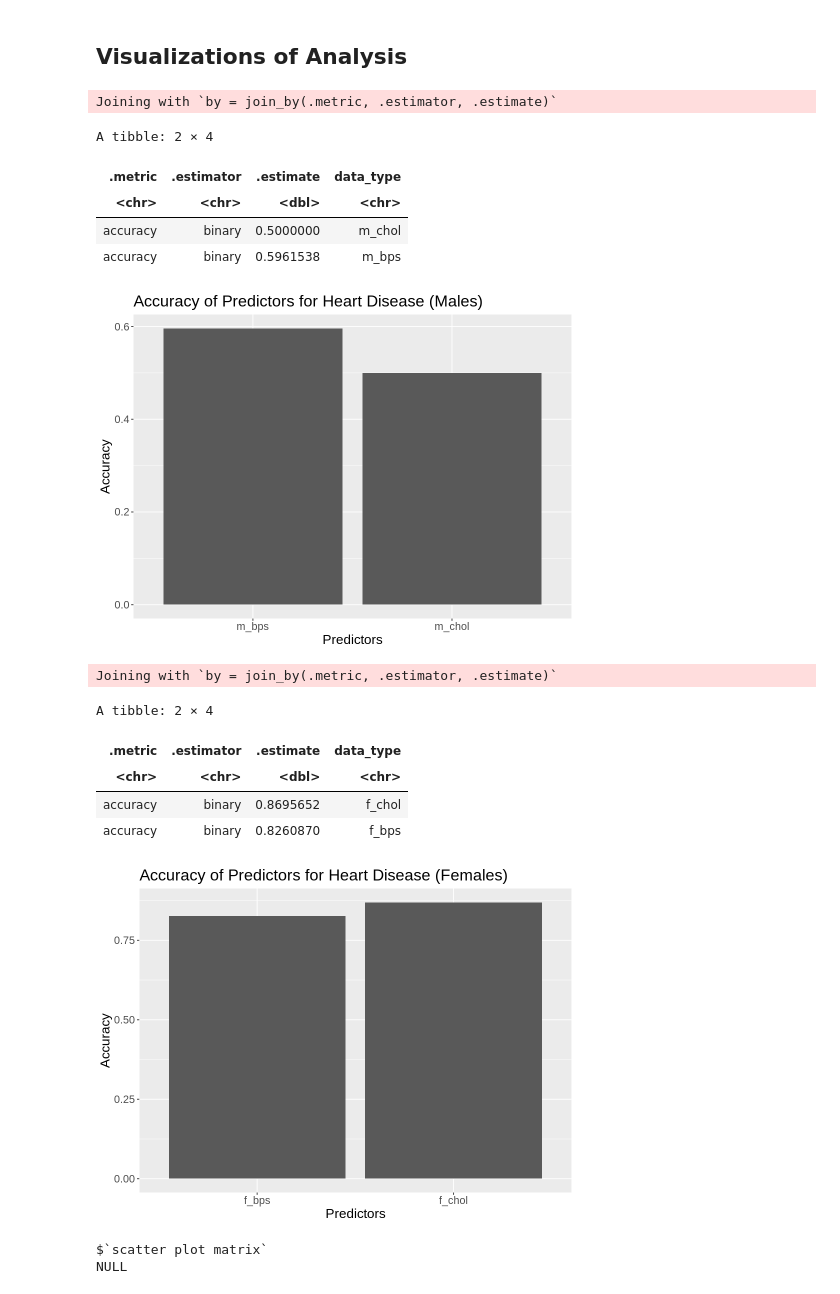
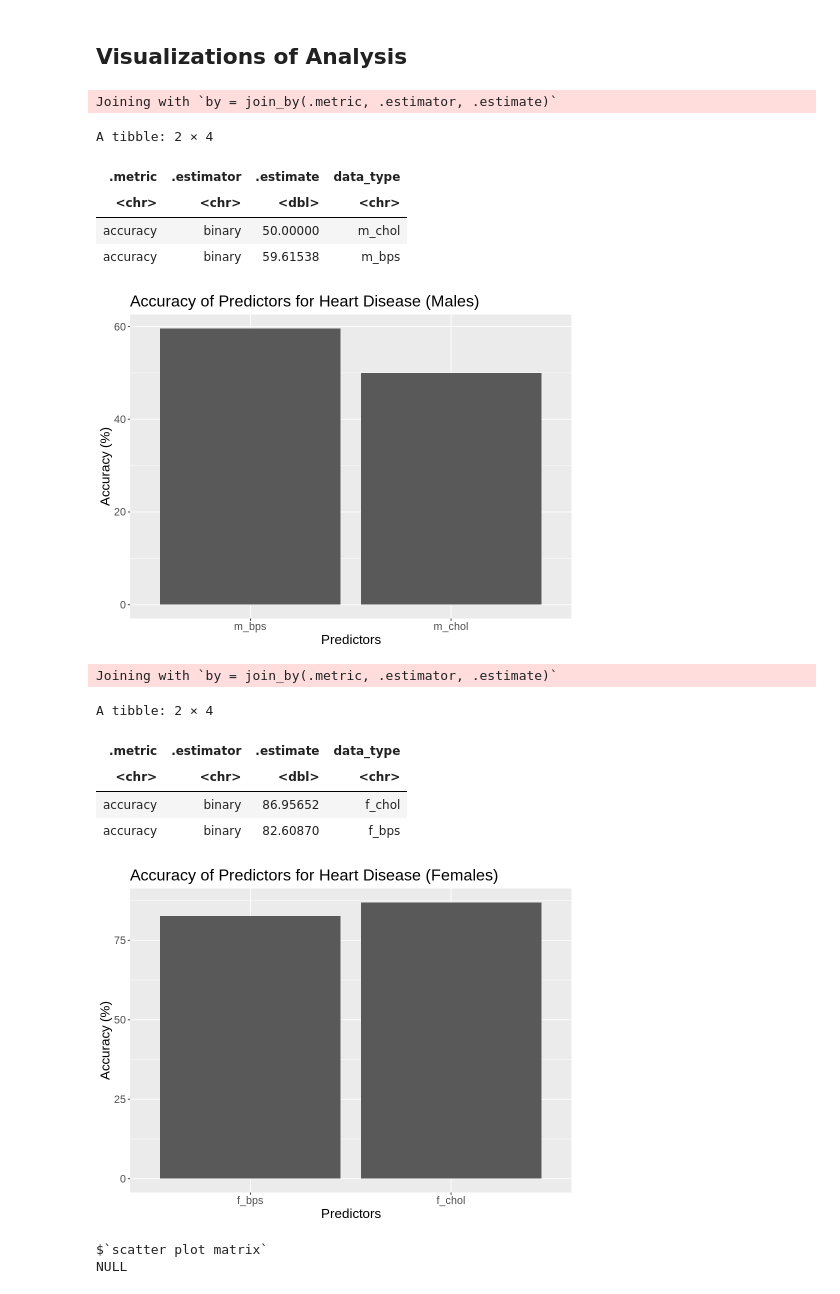
Before and after one commit to randerson1234/dsci_100_project, a Jupyter notebook: FinalReport.ipynb, the cells around one changed output. Saved outputs shown, nothing was run; the diff lists cells and outputs as text; code cells hidden in the pictures.

```diff
--- a/FinalReport.ipynb
+++ b/FinalReport.ipynb
@@ -465,14 +465,15 @@ A tibble: 1 × 3
 # %% [markdown]
 ## Visualizations of Analysis
 # %%
-male_accuracies <- full_join(mchol_test_predictions, mbps_test_predictions)
+male_accuracies <- full_join(mchol_test_predictions, mbps_test_predictions) |>
+    mutate(.estimate=.estimate*100)
 male_accuracies$data_type <- c("m_chol", "m_bps")
 male_accuracies
 options(repr.plot.width=8, repr.plot.height=6)
 male_accuracy_plot <- male_accuracies |>
     ggplot(aes(x=data_type, y=.estimate))+
     geom_bar(stat="identity") +
-    labs(x = "Predictors", y = "Accuracy") +
+    labs(x = "Predictors", y = "Accuracy (%)") +
     theme(text=element_text(size=16)) +
     ggtitle("Accuracy of Predictors for Heart Disease (Males)")
 male_accuracy_plot
@@ -481,30 +482,31 @@ Joining with `by = join_by(.metric, .estimator, .estimate)`
 A tibble: 2 × 4
 | .metric | .estimator | .estimate | data_type |
 | <chr> | <chr> | <dbl> | <chr> |
-| accuracy | binary | 0.5000000 | m_chol |
-| accuracy | binary | 0.5961538 | m_bps |
+| accuracy | binary | 50.00000 | m_chol |
+| accuracy | binary | 59.61538 | m_bps |
-[figure, old version]
+[figure, new version]
 # %%
-female_accuracies <- full_join(fchol_test_predictions, fbps_test_predictions)
+female_accuracies <- full_join(fchol_test_predictions, fbps_test_predictions) |>
+    mutate(.estimate=.estimate*100)
 female_accuracies$data_type <- c("f_chol", "f_bps")
 female_accuracies
 options(repr.plot.width=8, repr.plot.height=6)
 female_accuracy_plot <- female_accuracies |>
     ggplot(aes(x=data_type, y=.estimate))+
     geom_bar(stat="identity") +
     xlab("Predictors") +
-    ylab("Accuracy")+
+    ylab("Accuracy (%)")+
     theme(text=element_text(size=16)) +
     ggtitle("Accuracy of Predictors for Heart Disease (Females)")
 female_accuracy_plot
 # %% [output]
 Joining with `by = join_by(.metric, .estimator, .estimate)`
 A tibble: 2 × 4
 | .metric | .estimator | .estimate | data_type |
 | <chr> | <chr> | <dbl> | <chr> |
-| accuracy | binary | 0.8695652 | f_chol |
-| accuracy | binary | 0.8260870 | f_bps |
+| accuracy | binary | 86.95652 | f_chol |
+| accuracy | binary | 82.60870 | f_bps |
-[figure, old version]
+[figure, new version]
 # %%
 options("scatter plot matrix")
 predictor_grid <- heart_train_m |>
```
Also changed, not shown: parts of 2 cells of this notebook.
